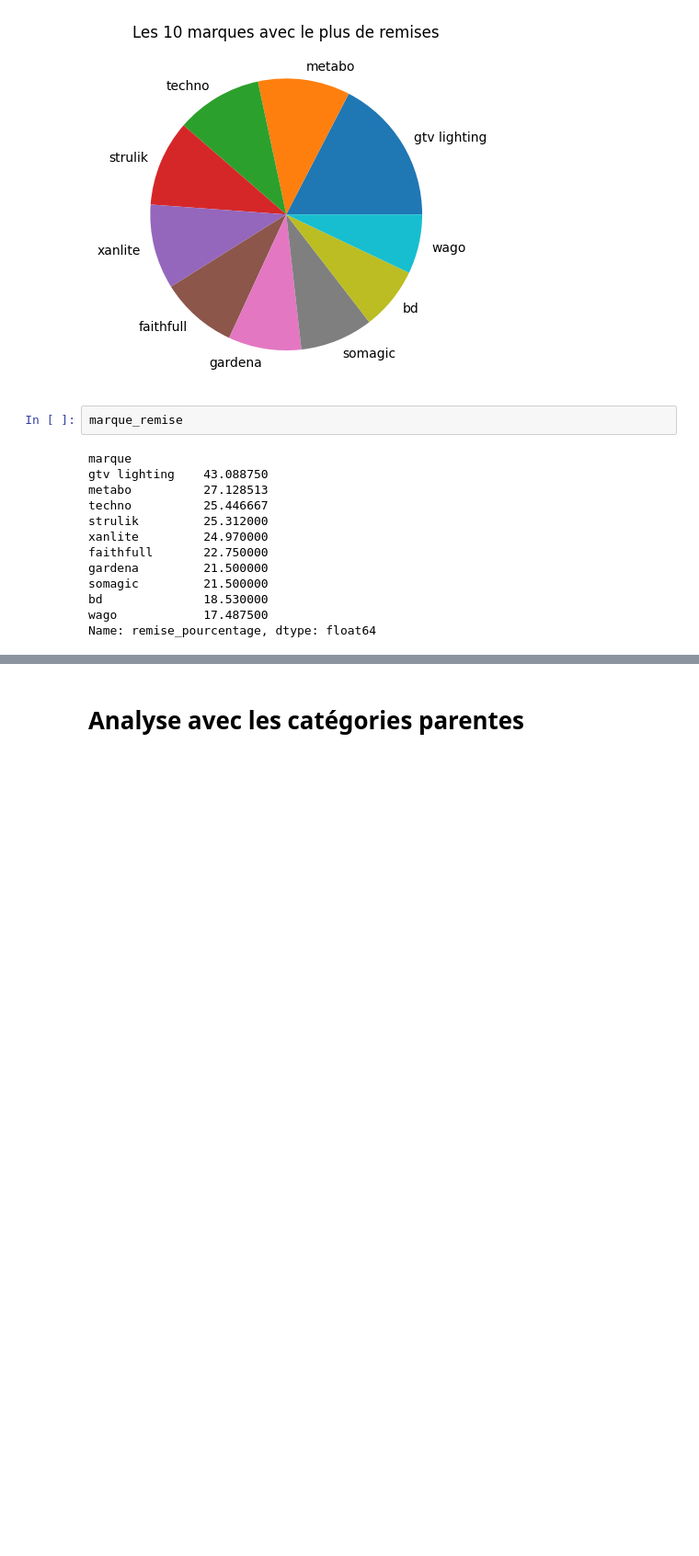
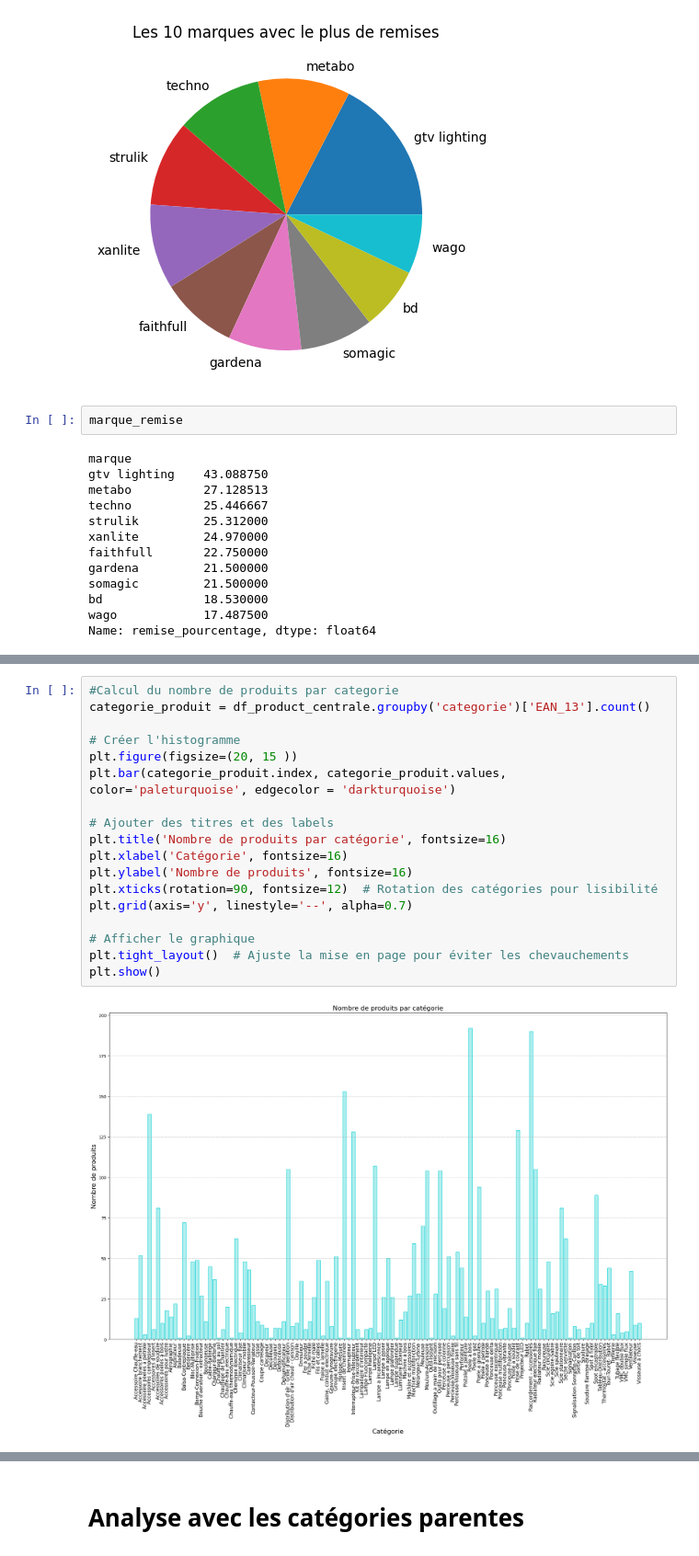
Before and after one commit to ludivineRB/bricosimplon_analysis, a Jupyter notebook: analysis.ipynb, the cells around one changed output, grey strips where cells are left out. Shown at 92% size. Drawn from its saved outputs; the diff is of its cells as text; blank space fills up the shorter version.

```diff
--- a/analysis.ipynb
+++ b/analysis.ipynb
@@ -845,3 +869,23 @@ plt.show()
+# %%
+#Calcul du nombre de produits par categorie
+categorie_produit = df_product_centrale.groupby('categorie')['EAN_13'].count()
+
+# Créer l'histogramme
+plt.figure(figsize=(20, 15 ))
+plt.bar(categorie_produit.index, categorie_produit.values, color='paleturquoise', edgecolor = 'darkturquoise')
+
+# Ajouter des titres et des labels
+plt.title('Nombre de produits par catégorie', fontsize=16)
+plt.xlabel('Catégorie', fontsize=16)
+plt.ylabel('Nombre de produits', fontsize=16)
+plt.xticks(rotation=90, fontsize=12)  # Rotation des catégories pour lisibilité
+plt.grid(axis='y', linestyle='--', alpha=0.7)
+
+# Afficher le graphique
+plt.tight_layout()  # Ajuste la mise en page pour éviter les chevauchements
+plt.show()
+# %% [output]
+[figure, added]
 # %%
 distribution_prix = df_product_centrale['prix_initial']
 fig=plt.figure()
```
Also changed, not shown: parts of 11 cells of this notebook.
